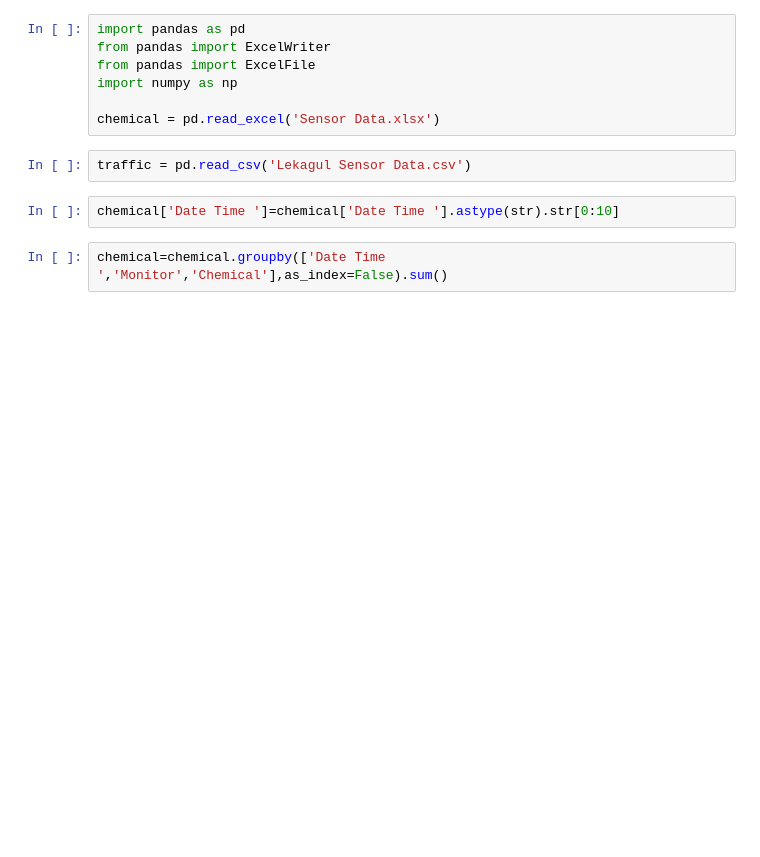
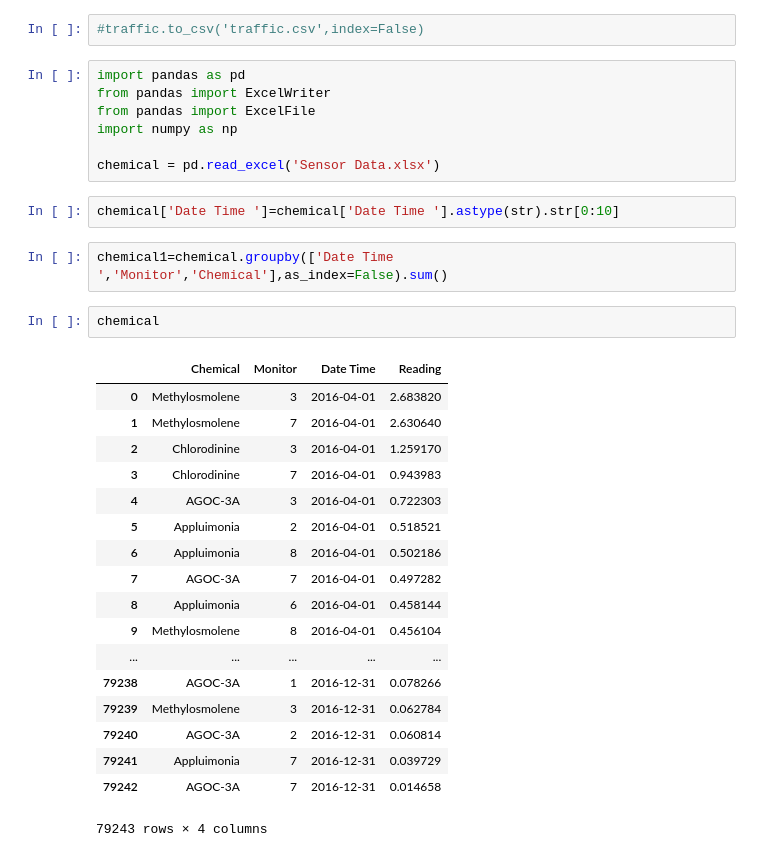
Before and after one commit to yijiang070435/midterm, a Jupyter notebook: Data pre-process.ipynb, the cells around one changed output. Cells and saved outputs as stored; diff of their text form; blank space fills up the shorter version.

```diff
--- a/Data pre-process.ipynb
+++ b/Data pre-process.ipynb
@@ -1,3 +8,5 @@
+# %%
+#traffic.to_csv('traffic.csv',index=False)
 # %%
 import pandas as pd
 from pandas import ExcelWriter
@@ -5,9 +14,28 @@ from pandas import ExcelFile
 import numpy as np
 
 chemical = pd.read_excel('Sensor Data.xlsx')
-# %%
-traffic = pd.read_csv('Lekagul Sensor Data.csv')
 # %%
 chemical['Date Time ']=chemical['Date Time '].astype(str).str[0:10]
 # %%
-chemical=chemical.groupby(['Date Time ','Monitor','Chemical'],as_index=False).sum()
+chemical1=chemical.groupby(['Date Time ','Monitor','Chemical'],as_index=False).sum()
+# %%
+chemical
+# %% [output]
+|  | Chemical | Monitor | Date Time | Reading |
+| 0 | Methylosmolene | 3 | 2016-04-01 | 2.683820 |
+| 1 | Methylosmolene | 7 | 2016-04-01 | 2.630640 |
+| 2 | Chlorodinine | 3 | 2016-04-01 | 1.259170 |
+| 3 | Chlorodinine | 7 | 2016-04-01 | 0.943983 |
+| 4 | AGOC-3A | 3 | 2016-04-01 | 0.722303 |
+| 5 | Appluimonia | 2 | 2016-04-01 | 0.518521 |
+| 6 | Appluimonia | 8 | 2016-04-01 | 0.502186 |
+| 7 | AGOC-3A | 7 | 2016-04-01 | 0.497282 |
+| 8 | Appluimonia | 6 | 2016-04-01 | 0.458144 |
+| 9 | Methylosmolene | 8 | 2016-04-01 | 0.456104 |
+| ... | ... | ... | ... | ... |
+| 79238 | AGOC-3A | 1 | 2016-12-31 | 0.078266 |
+| 79239 | Methylosmolene | 3 | 2016-12-31 | 0.062784 |
+| 79240 | AGOC-3A | 2 | 2016-12-31 | 0.060814 |
+| 79241 | Appluimonia | 7 | 2016-12-31 | 0.039729 |
+| 79242 | AGOC-3A | 7 | 2016-12-31 | 0.014658 |
+79243 rows × 4 columns
```
Also changed, not shown: parts of 11 cells of this notebook.
